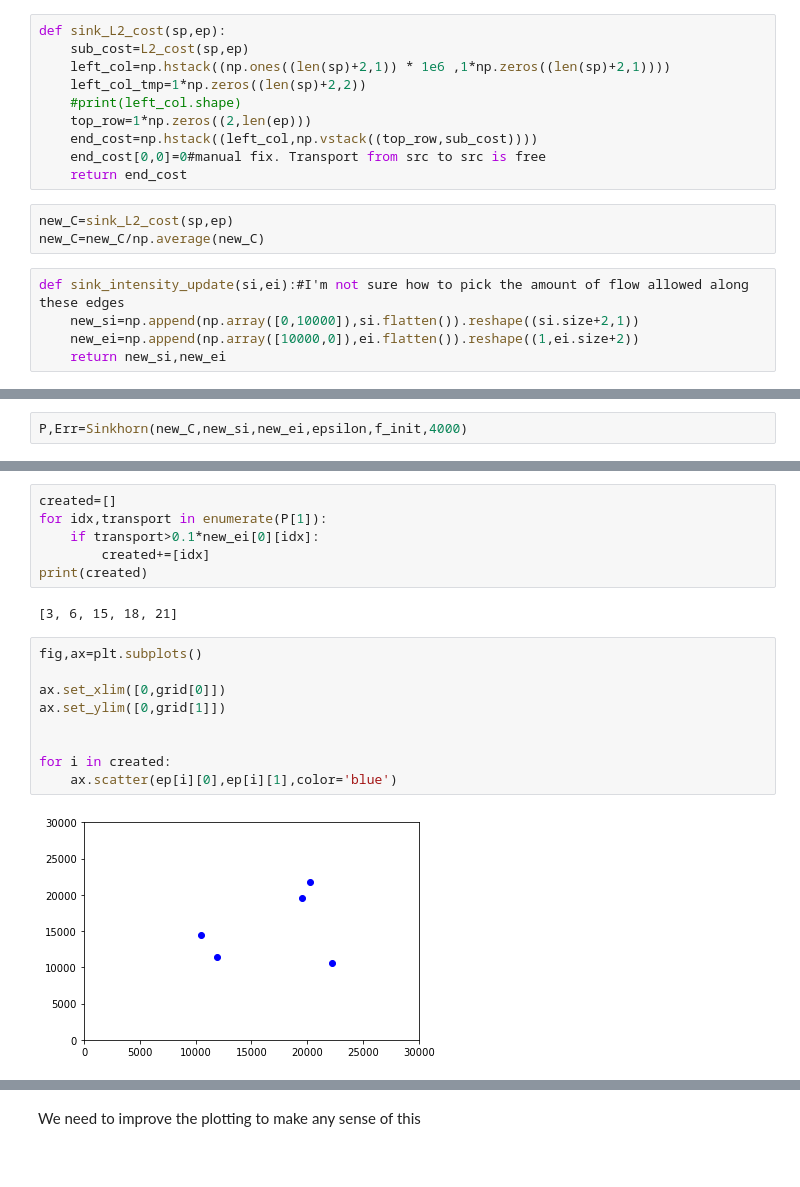
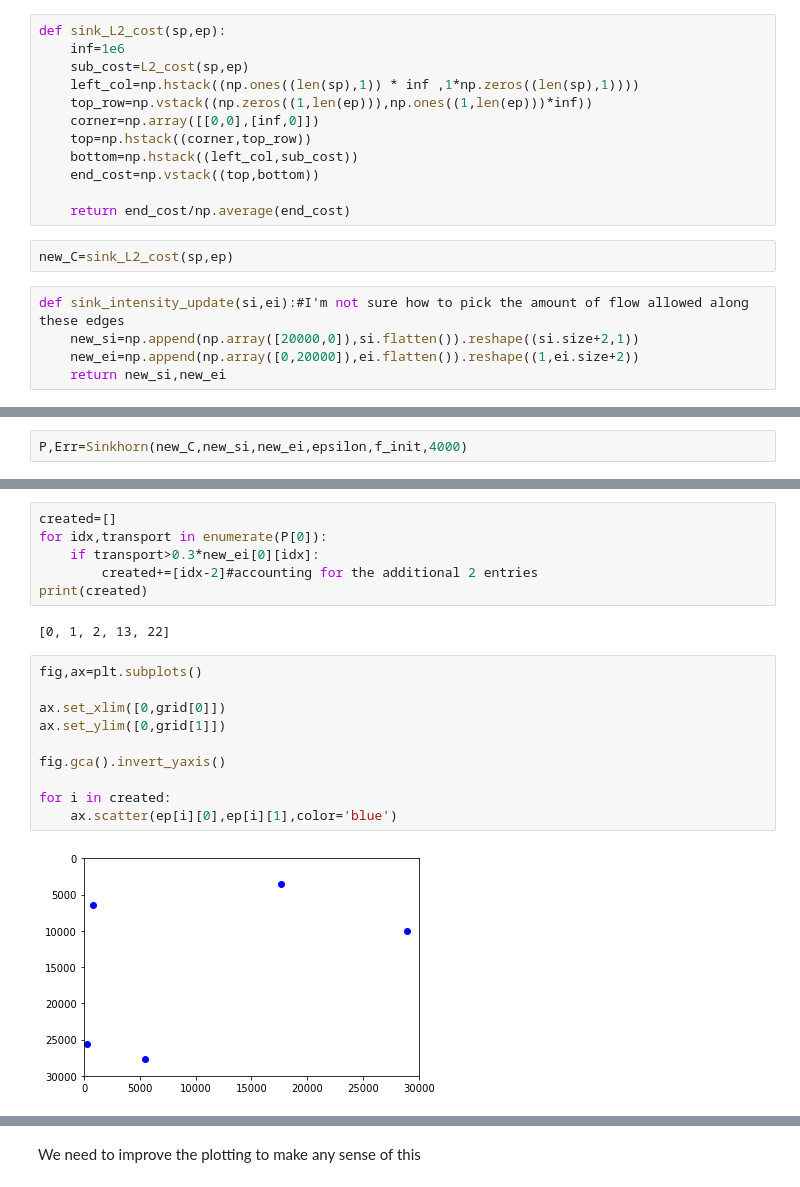
Before and after one commit to Wornbard/optimal_transport, a Jupyter notebook: code/real_data_tracking.ipynb, the cells around one changed output, grey strips where cells are left out. Saved outputs shown, nothing was run; the diff lists cells and outputs as text.

```diff
--- a/code/real_data_tracking.ipynb
+++ b/code/real_data_tracking.ipynb
@@ -94,21 +94,22 @@ plt.imshow(P)
 [figure]
 # %%
 def sink_L2_cost(sp,ep):
+    inf=1e6
     sub_cost=L2_cost(sp,ep)
-    left_col=np.hstack((np.ones((len(sp)+2,1)) * 1e6 ,1*np.zeros((len(sp)+2,1))))
-    left_col_tmp=1*np.zeros((len(sp)+2,2))
-    #print(left_col.shape)
-    top_row=1*np.zeros((2,len(ep)))
-    end_cost=np.hstack((left_col,np.vstack((top_row,sub_cost))))
-    end_cost[0,0]=0#manual fix. Transport from src to src is free
-    return end_cost
+    left_col=np.hstack((np.ones((len(sp),1)) * inf ,1*np.zeros((len(sp),1))))
+    top_row=np.vstack((np.zeros((1,len(ep))),np.ones((1,len(ep)))*inf))
+    corner=np.array([[0,0],[inf,0]])
+    top=np.hstack((corner,top_row))
+    bottom=np.hstack((left_col,sub_cost))
+    end_cost=np.vstack((top,bottom))
+
+    return end_cost/np.average(end_cost)
 # %%
 new_C=sink_L2_cost(sp,ep)
-new_C=new_C/np.average(new_C)
 # %%
 def sink_intensity_update(si,ei):#I'm not sure how to pick the amount of flow allowed along these edges
-    new_si=np.append(np.array([0,10000]),si.flatten()).reshape((si.size+2,1))
-    new_ei=np.append(np.array([10000,0]),ei.flatten()).reshape((1,ei.size+2))
+    new_si=np.append(np.array([20000,0]),si.flatten()).reshape((si.size+2,1))
+    new_ei=np.append(np.array([0,20000]),ei.flatten()).reshape((1,ei.size+2))
     return new_si,new_ei
 # %%
 new_si,new_ei=sink_intensity_update(si,ei)
@@ -132,19 +133,20 @@ plt.imshow(P)
 # %%
 created=[]
-for idx,transport in enumerate(P[1]):
-    if transport>0.1*new_ei[0][idx]:
-        created+=[idx]
+for idx,transport in enumerate(P[0]):
+    if transport>0.3*new_ei[0][idx]:
+        created+=[idx-2]#accounting for the additional 2 entries
 print(created)
 # %% [output]
-[3, 6, 15, 18, 21]
+[0, 1, 2, 13, 22]
 # %%
 fig,ax=plt.subplots()
 
 ax.set_xlim([0,grid[0]])
 ax.set_ylim([0,grid[1]])
 
+fig.gca().invert_yaxis()
 
 for i in created:
     ax.scatter(ep[i][0],ep[i][1],color='blue')
 # %% [output]
-[figure, old version]
+[figure, new version]
```
Also changed, not shown: parts of 6 cells of this notebook, 7 other files.
